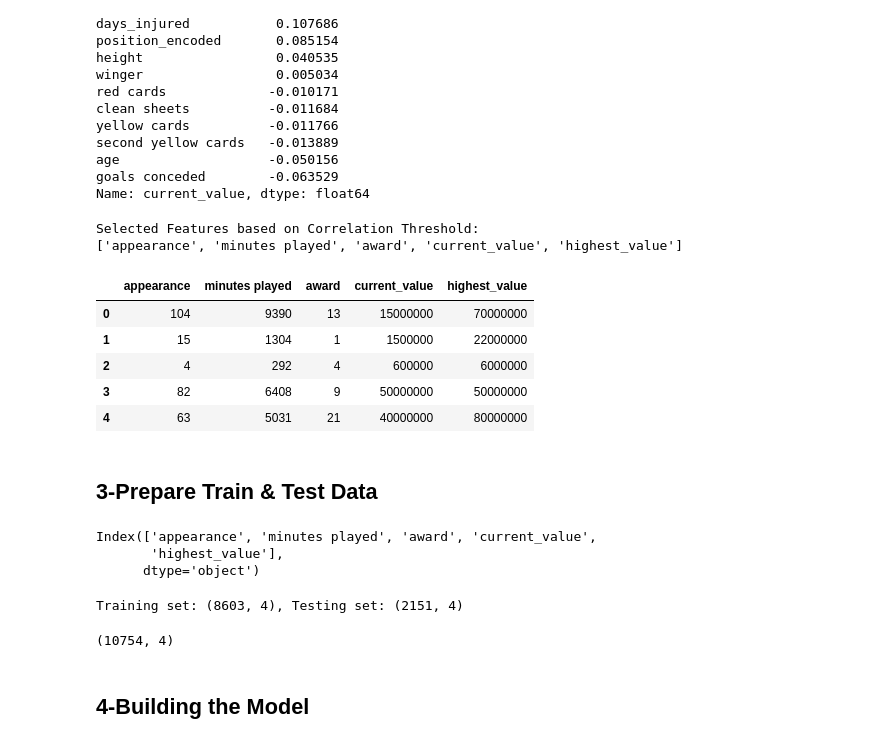
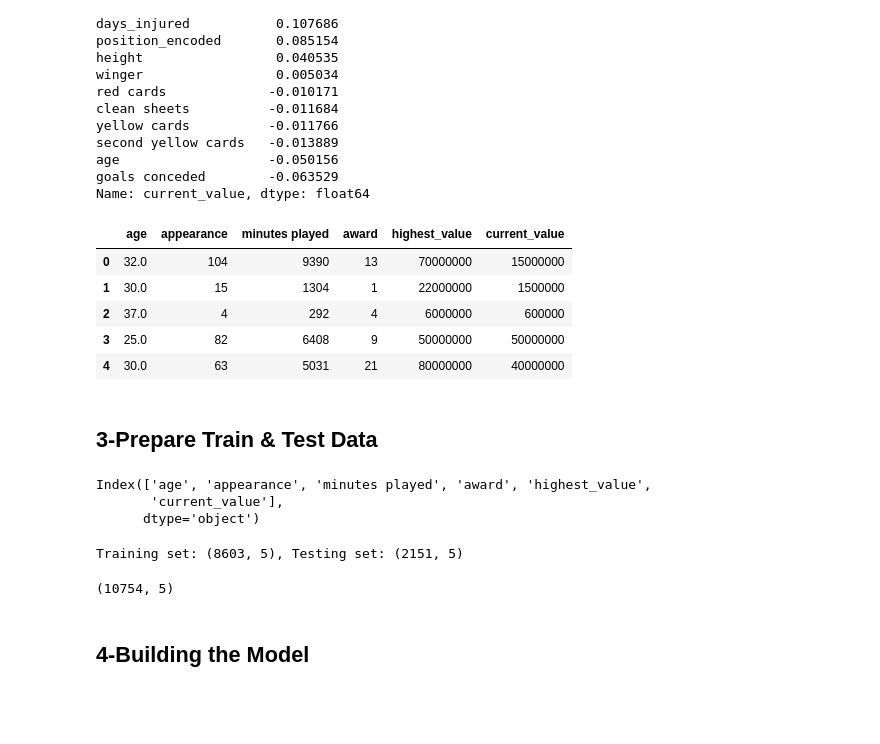
Before and after one commit to Tuwaiq-DS-ML-bootcamp-V-9/Usecase-7, a Jupyter notebook: EDA explain template.ipynb, the cells around one changed output. Drawn from its saved outputs; the diff is of its cells as text; code cells hidden in the pictures; blank space fills up the shorter version.

```diff
--- a/EDA explain template.ipynb
+++ b/EDA explain template.ipynb
@@ -23,7 +19,7 @@ from sklearn import metrics
 ## Loading the data
 We can now load the dataset into pandas using the read_csv() function. This converts the CSV file into a Pandas dataframe.
 # %%
-Football = pd.read_csv("D:/Documents/Downloads/usecase 7 tuwaiq/final_data.csv")
+Football = pd.read_csv("D:/Documents/Downloads/usecase 7 tuwaiq/Usecase-7/final_data.csv")
 # %% [markdown]
 ### Viewing the dataframe
 We can get a quick sense of the size of our dataset by using the shape method. This returns a tuple with the number of rows and columns in the dataset.
@@ -462,10 +458,10 @@ To avoid:
 --------------------
 # %%
 # Drop 'player' and 'position' directly from Football DataFrame
-Football.drop(columns=['player', 'position'], inplace=True)
+Football.drop(columns=['player', 'position', 'name'], inplace=True)
 
 # Define updated categorical and numerical features
-categorical_features = ['team', 'name']  # Kept only these
+categorical_features = ['team']  # Kept only these
 numeric_features = [
     'height', 'age', 'appearance', 'goals', 'assists', 'yellow cards',
     'second yellow cards', 'red cards', 'goals conceded', 'clean sheets',
@@ -623,42 +628,29 @@ second yellow cards   -0.013889
 age                   -0.050156
 goals conceded        -0.063529
 Name: current_value, dtype: float64
-# %%
-# Set the correlation threshold
-threshold = 0.2  # Adjust this value as needed
-
-# Filter features based on absolute correlation with 'current_value'
-selected_features = correlation[abs(correlation['current_value']) > threshold]['current_value'].index
-
-# Display selected features
-print("Selected Features based on Correlation Threshold:")
-print(selected_features.tolist())
-# %% [output]
-Selected Features based on Correlation Threshold:
-['appearance', 'minutes played', 'award', 'current_value', 'highest_value']
 # %%
 # Ensure 'current_value' is included for model training
-selected_features = ['appearance', 'minutes played', 'award', 'current_value', 'highest_value']
+selected_features = ['age', 'appearance', 'minutes played', 'award', 'highest_value', 'current_value']
 
 # Select only the chosen features
 Football = Football[selected_features]
 
 # Display first few rows of the updated dataset
 Football.head()
 # %% [output]
-|  | appearance | minutes played | award | current_value | highest_value |
-| 0 | 104 | 9390 | 13 | 15000000 | 70000000 |
-| 1 | 15 | 1304 | 1 | 1500000 | 22000000 |
-| 2 | 4 | 292 | 4 | 600000 | 6000000 |
-| 3 | 82 | 6408 | 9 | 50000000 | 50000000 |
-| 4 | 63 | 5031 | 21 | 40000000 | 80000000 |
+|  | age | appearance | minutes played | award | highest_value | current_value |
+| 0 | 32.0 | 104 | 9390 | 13 | 70000000 | 15000000 |
+| 1 | 30.0 | 15 | 1304 | 1 | 22000000 | 1500000 |
+| 2 | 37.0 | 4 | 292 | 4 | 6000000 | 600000 |
+| 3 | 25.0 | 82 | 6408 | 9 | 50000000 | 50000000 |
+| 4 | 30.0 | 63 | 5031 | 21 | 80000000 | 40000000 |
 # %% [markdown]
 ## 3-Prepare Train & Test Data
 # %%
 Football.columns
 # %% [output]
-Index(['appearance', 'minutes played', 'award', 'current_value',
-       'highest_value'],
+Index(['age', 'appearance', 'minutes played', 'award', 'highest_value',
+       'current_value'],
       dtype='object')
 # %%
 # Prepare data: Separate features (X) and target variable (y)
@@ -680,11 +672,11 @@ X_test_scaled = scaler.transform(X_test)  # Transform testing set
 # Display dataset shapes
 print(f"Training set: {X_train.shape}, Testing set: {X_test.shape}")
 # %% [output]
-Training set: (8603, 4), Testing set: (2151, 4)
+Training set: (8603, 5), Testing set: (2151, 5)
 # %%
 X.shape
 # %% [output]
-(10754, 4)
+(10754, 5)
 # %% [markdown]
 ## 4-Building the Model
 # %%
```
Also changed, not shown: parts of 50 cells of this notebook, 1 other file.
